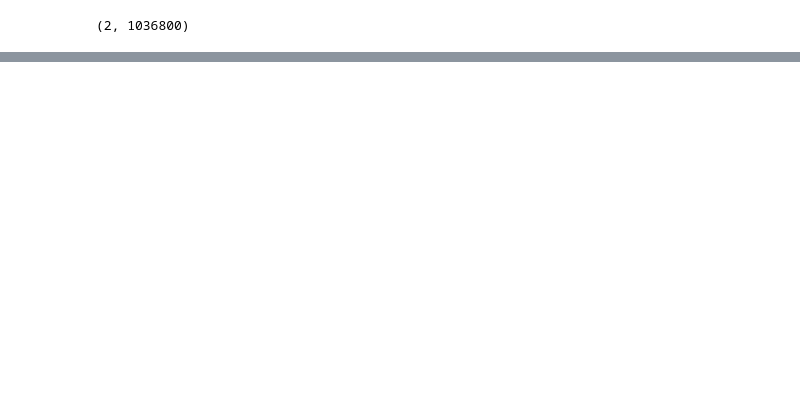
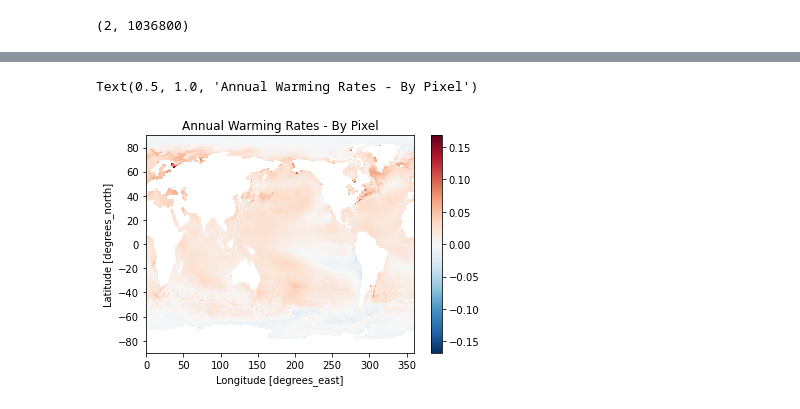
Before and after one commit to gulfofmaine/oisst_mainstays, a Jupyter notebook: notebooks/04_BASE_Warming_Trends.ipynb, the cells around one changed output, grey strips where cells are left out. Cells and saved outputs as stored; diff of their text form; code cells hidden in the pictures; blank space fills up the shorter version.

```diff
--- a/notebooks/04_BASE_Warming_Trends.ipynb
+++ b/notebooks/04_BASE_Warming_Trends.ipynb
@@ -108,0 +176,6 @@ regressions.shape
+# %%
+trend_xr.plot()
+plt.title("Annual Warming Rates - By Pixel")
+# %% [output]
+Text(0.5, 1.0, 'Annual Warming Rates - By Pixel')
+[figure, added]
```
Also changed, not shown: parts of 22 cells of this notebook, 2 other files.
